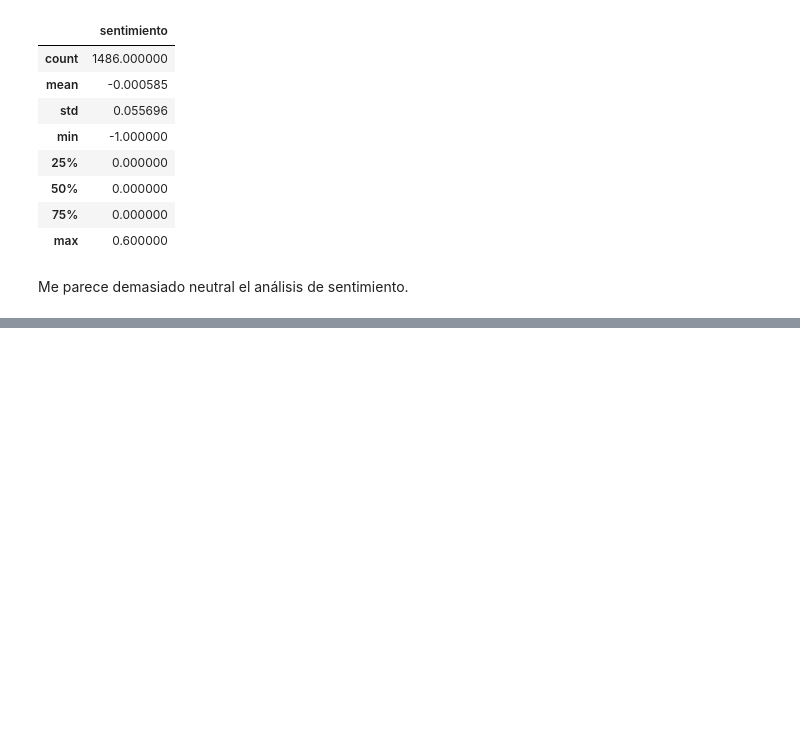
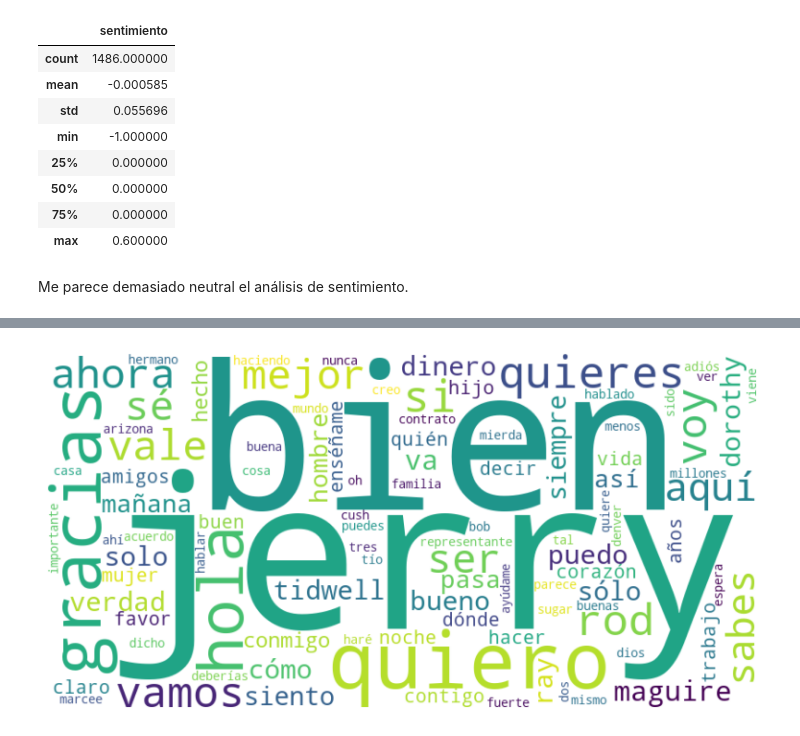
Before and after one commit to innovation-hard/deepLearnPproyFin, a Jupyter notebook: deepLearnProyFin.ipynb, the cells around one changed output, grey strips where cells are left out. Cells and saved outputs as stored; diff of their text form; code cells hidden in the pictures; blank space fills up the shorter version.

```diff
--- a/deepLearnProyFin.ipynb
+++ b/deepLearnProyFin.ipynb
@@ -171,0 +366,28 @@ To download the necessary data, simply run
+# %%
+X = tfidf.fit_transform(df['subtitulo'])
+# %%
+from wordcloud import WordCloud
+import matplotlib.pyplot as plt
+
+# Obtener las palabras y sus puntuaciones TF-IDF
+# Aquí estamos utilizando el atributo `get_feature_names_out()` que te da las palabras,
+# y el atributo `toarray()` para obtener las puntuaciones de TF-IDF
+words = tfidf.get_feature_names_out()
+tfidf_scores = X.sum(axis=0).A1  # Sumar las puntuaciones de cada palabra
+
+# Crear un diccionario de palabras con sus correspondientes puntuaciones
+word_dict = dict(zip(words, tfidf_scores))
+
+# Generar la nube de palabras con las palabras y puntuaciones obtenidas
+#wordcloud = WordCloud(width=800, height=400, background_color='white').generate_from_frequencies(word_dict)
+# Generar la nube de palabras con algunas opciones de personalización
+wordcloud = WordCloud(width=800, height=400, background_color='white', max_words=100, colormap='viridis').generate_from_frequencies(word_dict)
+
+
+# Visualizar la nube de palabras
+plt.figure(figsize=(10, 5))
+plt.imshow(wordcloud, interpolation='bilinear')
+plt.axis('off')  # Ocultar los ejes
+plt.show()
+# %% [output]
+[figure, added]
```
Also changed, not shown: parts of 28 cells of this notebook, 1 other file.
